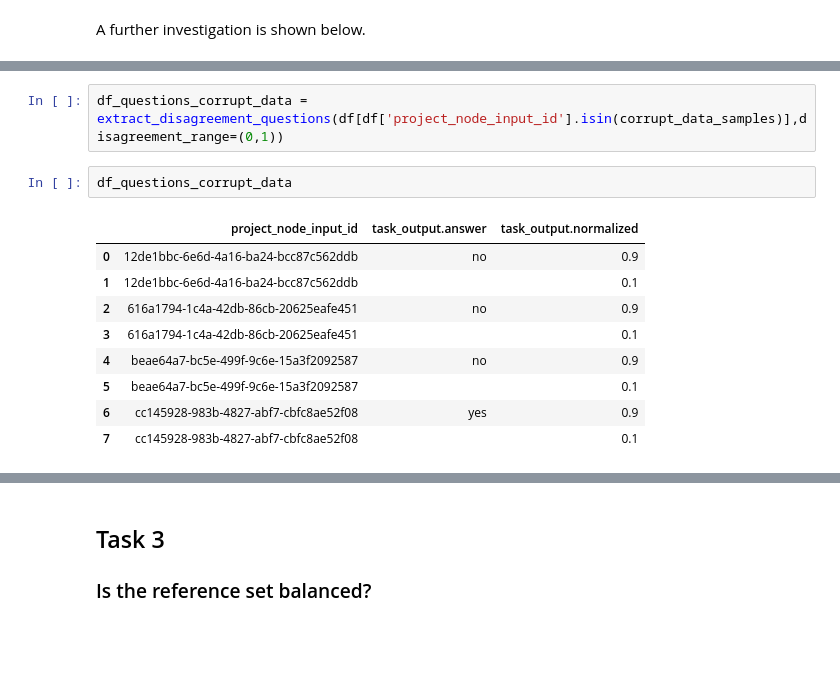
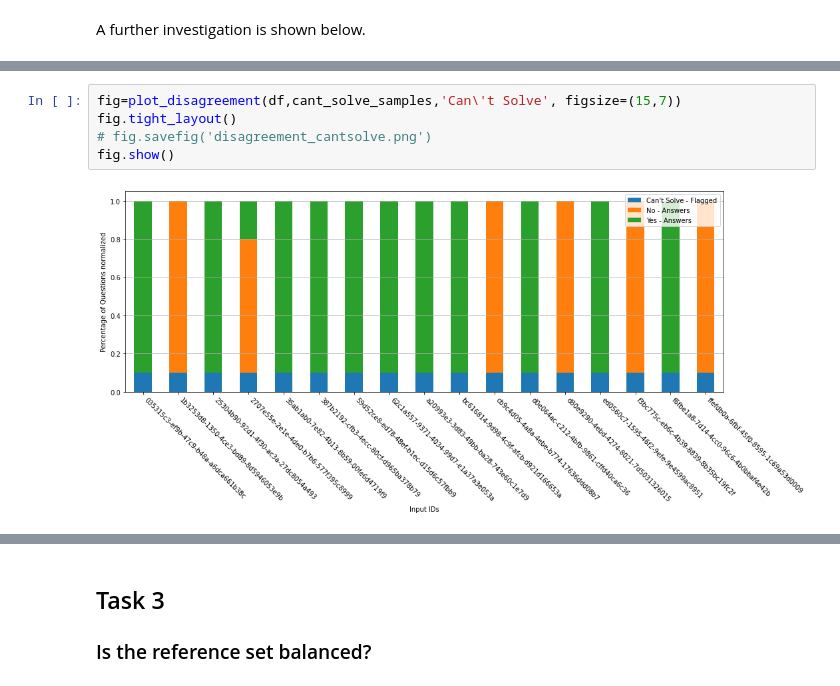
Before and after one commit to davidhoof/quality-match-homework, a Jupyter notebook: QualityMatchHomework.ipynb, the cells around one changed output, grey strips where cells are left out. Cells and saved outputs as stored; diff of their text form; blank space fills up the shorter version.

```diff
--- a/QualityMatchHomework.ipynb
+++ b/QualityMatchHomework.ipynb
@@ -287,14 +364,7 @@ df_questions_cant_solve
-# %%
-df_questions_corrupt_data = extract_disagreement_questions(df[df['project_node_input_id'].isin(corrupt_data_samples)],disagreement_range=(0,1))
-# %%
-df_questions_corrupt_data
-# %% [output]
-|  | project_node_input_id | task_output.answer | task_output.normalized |
-| 0 | 12de1bbc-6e6d-4a16-ba24-bcc87c562ddb | no | 0.9 |
-| 1 | 12de1bbc-6e6d-4a16-ba24-bcc87c562ddb |  | 0.1 |
-| 2 | 616a1794-1c4a-42db-86cb-20625eafe451 | no | 0.9 |
-| 3 | 616a1794-1c4a-42db-86cb-20625eafe451 |  | 0.1 |
-| 4 | beae64a7-bc5e-499f-9c6e-15a3f2092587 | no | 0.9 |
-| 5 | beae64a7-bc5e-499f-9c6e-15a3f2092587 |  | 0.1 |
-| 6 | cc145928-983b-4827-abf7-cbfc8ae52f08 | yes | 0.9 |
-| 7 | cc145928-983b-4827-abf7-cbfc8ae52f08 |  | 0.1 |
+# %%
+fig=plot_disagreement(df,cant_solve_samples,'Can\'t Solve', figsize=(15,7))
+fig.tight_layout()
+# fig.savefig('disagreement_cantsolve.png')
+fig.show()
+# %% [output]
+[figure, added]
```
Also changed, not shown: parts of 15 cells of this notebook.
